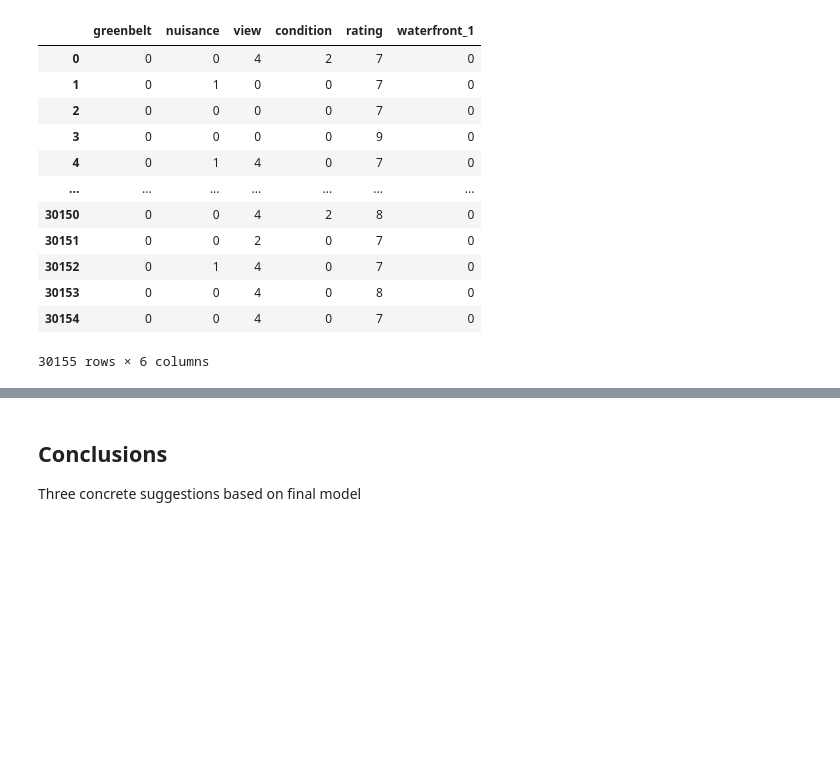
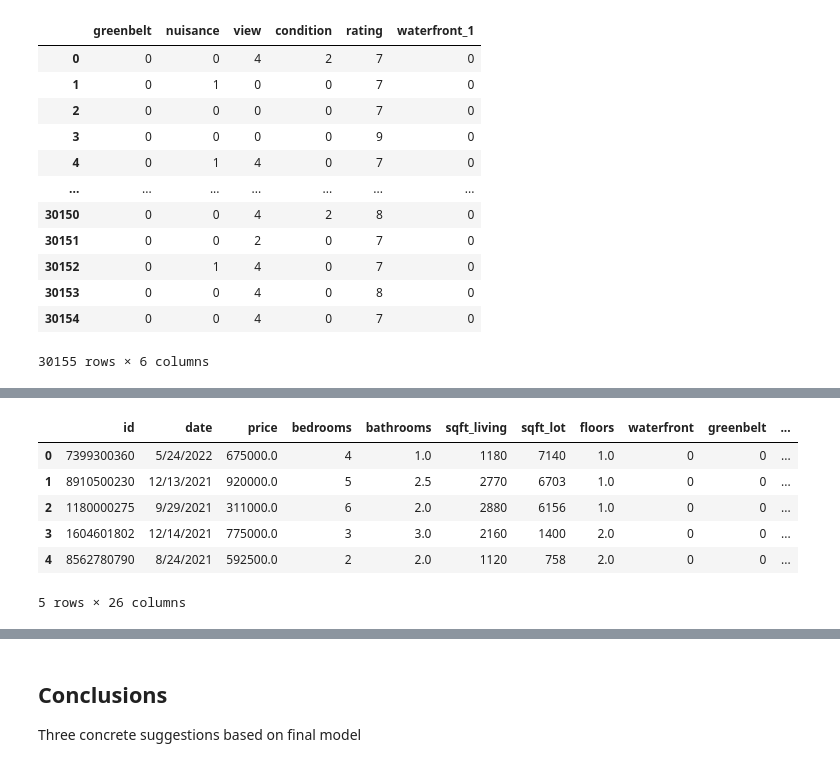
Before and after one commit to jbenedito99/dsc-phase-2-project-v2-5, a Jupyter notebook: student.ipynb, the cells around one changed output, grey strips where cells are left out. Cells and saved outputs as stored; diff of their text form; code cells hidden in the pictures; blank space fills up the shorter version.

```diff
--- a/student.ipynb
+++ b/student.ipynb
@@ -632,3 +639,48 @@ Covariance Type:            nonrobust
 
 Notes:
 [1] Standard Errors assume that the covariance matrix of the errors is correctly specified.
+# %%
+# Adapted from Morgan Jones' code
+# https://github.com/mojo-flat/Linear-Regression-GP-2/blob/main/lin_reg_gp_2_solution.ipynb
+
+from sklearn.preprocessing import LabelEncoder
+
+# instantiate a label encoder
+le = LabelEncoder()
+
+# fit the label encoder to the waterfront variable, while dropping any duplicates
+le.fit(house_data['waterfront'].drop_duplicates())
+# create new waterfront variable with label encoded values
+house_data['waterfront'] = le.transform(house_data['waterfront'])
+
+# fit the label encoder to the greenbelt variable, while dropping any duplicates
+le.fit(house_data['greenbelt'].drop_duplicates())
+# create new greenbelt variable with label encoded values
+house_data['greenbelt'] = le.transform(house_data['greenbelt'])
+
+# fit the label encoder to the nuisance variable, while dropping any duplicates
+le.fit(house_data['nuisance'].drop_duplicates())
+# create new view variable with label encoded values
+house_data['nuisance'] = le.transform(house_data['nuisance'])
+
+# fit the label encoder to the view variable, while dropping any duplicates
+le.fit(house_data['view'].drop_duplicates())
+# create new view variable with label encoded values
+house_data['view'] = le.transform(house_data['view'])
+
+# fit the label encoder to the condition variable, while dropping any duplicates
+le.fit(house_data['condition'].drop_duplicates())
+# create new view variable with label encoded values
+house_data['condition'] = le.transform(house_data['condition'])
+# %%
+house_data['rating'] = house_data['grade'].str.split().apply(lambda x: x[0])
+house_data['rating'] = house_data['rating'].astype('int64')
+house_data.head()
+# %% [output]
+|  | id | date | price | bedrooms | bathrooms | sqft_living | sqft_lot | floors | waterfront | greenbelt | ... |
+| 0 | 7399300360 | 5/24/2022 | 675000.0 | 4 | 1.0 | 1180 | 7140 | 1.0 | 0 | 0 | ... |
+| 1 | 8910500230 | 12/13/2021 | 920000.0 | 5 | 2.5 | 2770 | 6703 | 1.0 | 0 | 0 | ... |
+| 2 | 1180000275 | 9/29/2021 | 311000.0 | 6 | 2.0 | 2880 | 6156 | 1.0 | 0 | 0 | ... |
+| 3 | 1604601802 | 12/14/2021 | 775000.0 | 3 | 3.0 | 2160 | 1400 | 2.0 | 0 | 0 | ... |
+| 4 | 8562780790 | 8/24/2021 | 592500.0 | 2 | 2.0 | 1120 | 758 | 2.0 | 0 | 0 | ... |
+5 rows × 26 columns
```
Also changed, not shown: parts of 10 cells of this notebook.
